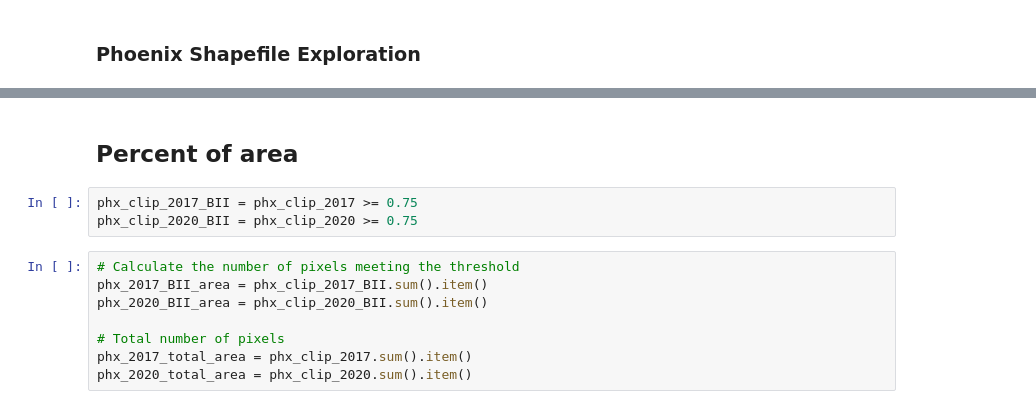
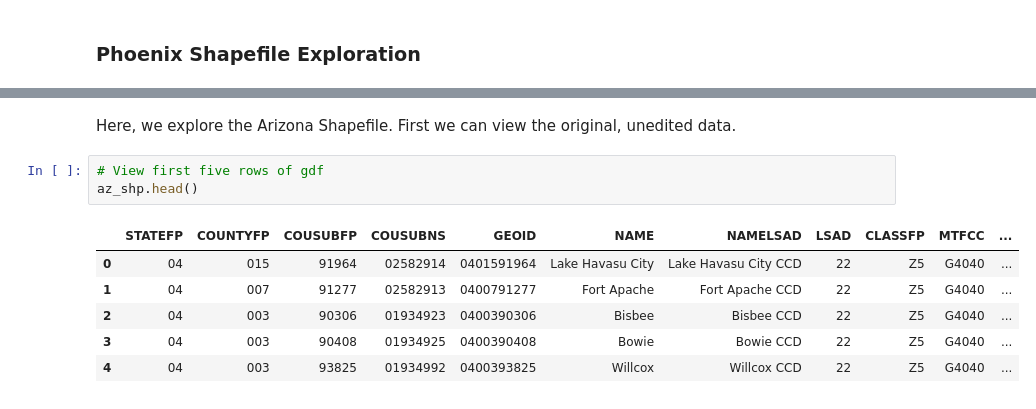
Before and after one commit to imsibaja/bii-phx, a Jupyter notebook: bii-phx.ipynb, the cells around one changed output, grey strips where cells are left out. Drawn from its saved outputs; the diff is of its cells as text.

```diff
--- a/bii-phx.ipynb
+++ b/bii-phx.ipynb
@@ -133,13 +101,12 @@ Total area of Phoenix subdivision: 30304.99 square meters
-# %% [markdown]
-## Percent of area
-# %%
-phx_clip_2017_BII = phx_clip_2017 >= 0.75
-phx_clip_2020_BII = phx_clip_2020 >= 0.75
-# %%
-# Calculate the number of pixels meeting the threshold
-phx_2017_BII_area = phx_clip_2017_BII.sum().item()
-phx_2020_BII_area = phx_clip_2020_BII.sum().item()
-
-# Total number of pixels
-phx_2017_total_area = phx_clip_2017.sum().item()
-phx_2020_total_area = phx_clip_2020.sum().item()
+# %% [markdown]
+Here, we explore the Arizona Shapefile. First we can view the original, unedited data.
+# %%
+# View first five rows of gdf
+az_shp.head()
+# %% [output]
+|  | STATEFP | COUNTYFP | COUSUBFP | COUSUBNS | GEOID | NAME | NAMELSAD | LSAD | CLASSFP | MTFCC | ... |
+| 0 | 04 | 015 | 91964 | 02582914 | 0401591964 | Lake Havasu City | Lake Havasu City CCD | 22 | Z5 | G4040 | ... |
+| 1 | 04 | 007 | 91277 | 02582913 | 0400791277 | Fort Apache | Fort Apache CCD | 22 | Z5 | G4040 | ... |
+| 2 | 04 | 003 | 90306 | 01934923 | 0400390306 | Bisbee | Bisbee CCD | 22 | Z5 | G4040 | ... |
+| 3 | 04 | 003 | 90408 | 01934925 | 0400390408 | Bowie | Bowie CCD | 22 | Z5 | G4040 | ... |
+| 4 | 04 | 003 | 93825 | 01934992 | 0400393825 | Willcox | Willcox CCD | 22 | Z5 | G4040 | ... |
```
Also changed, not shown: parts of 48 cells of this notebook.
